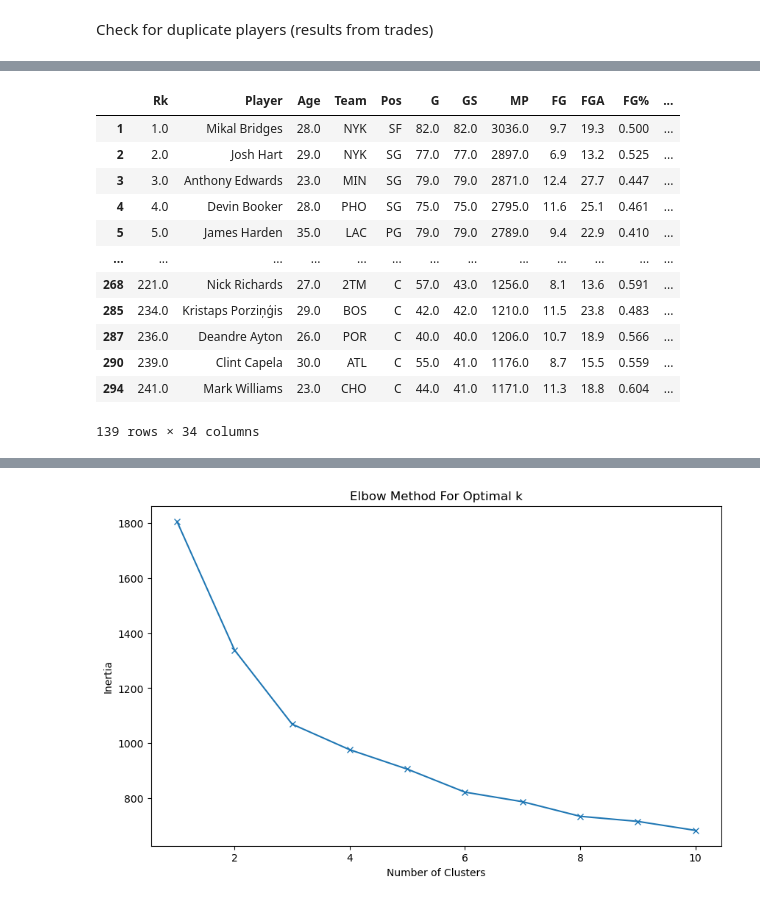
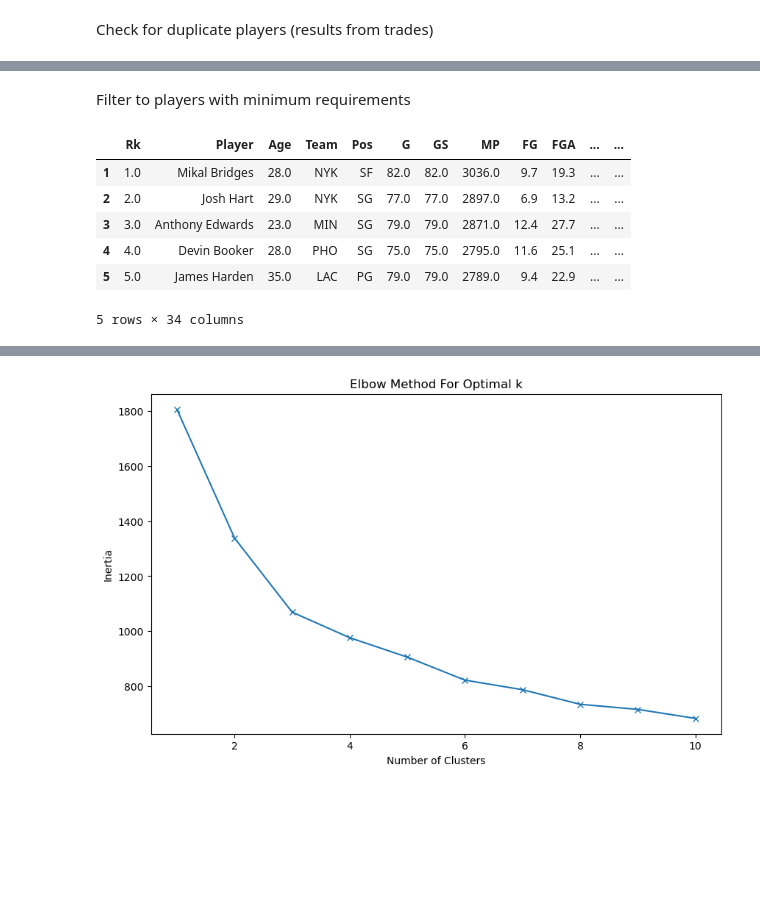
Before and after one commit to nathan-tuo/NBA-Player-Clustering, a Jupyter notebook: NBA_Players_Clustering.ipynb, the cells around one changed output, grey strips where cells are left out. Cells and saved outputs as stored; diff of their text form; code cells hidden in the pictures; blank space fills up the shorter version.

Commit message:
Update NBA_Players_Clustering.ipynb
Clean up cells and enhance readability

```diff
--- a/NBA_Players_Clustering.ipynb
+++ b/NBA_Players_Clustering.ipynb
@@ -70,22 +31,18 @@ for i in range(df.shape[0]):
+# %% [markdown]
+Filter to players with minimum requirements
 # %%
 df_filtered = df[df['MP'] >= 1000]
 df_filtered = df_filtered[df_filtered['GS'] >= 40]
 df_filtered = df_filtered[df_filtered['PTS'] > 10]
-df_filtered
+df_filtered.head()
 # %% [output]
-|  | Rk | Player | Age | Team | Pos | G | GS | MP | FG | FGA | FG% | ... |
-| 1 | 1.0 | Mikal Bridges | 28.0 | NYK | SF | 82.0 | 82.0 | 3036.0 | 9.7 | 19.3 | 0.500 | ... |
-| 2 | 2.0 | Josh Hart | 29.0 | NYK | SG | 77.0 | 77.0 | 2897.0 | 6.9 | 13.2 | 0.525 | ... |
-| 3 | 3.0 | Anthony Edwards | 23.0 | MIN | SG | 79.0 | 79.0 | 2871.0 | 12.4 | 27.7 | 0.447 | ... |
-| 4 | 4.0 | Devin Booker | 28.0 | PHO | SG | 75.0 | 75.0 | 2795.0 | 11.6 | 25.1 | 0.461 | ... |
-| 5 | 5.0 | James Harden | 35.0 | LAC | PG | 79.0 | 79.0 | 2789.0 | 9.4 | 22.9 | 0.410 | ... |
-| ... | ... | ... | ... | ... | ... | ... | ... | ... | ... | ... | ... | ... |
-| 268 | 221.0 | Nick Richards | 27.0 | 2TM | C | 57.0 | 43.0 | 1256.0 | 8.1 | 13.6 | 0.591 | ... |
-| 285 | 234.0 | Kristaps Porziņģis | 29.0 | BOS | C | 42.0 | 42.0 | 1210.0 | 11.5 | 23.8 | 0.483 | ... |
-| 287 | 236.0 | Deandre Ayton | 26.0 | POR | C | 40.0 | 40.0 | 1206.0 | 10.7 | 18.9 | 0.566 | ... |
-| 290 | 239.0 | Clint Capela | 30.0 | ATL | C | 55.0 | 41.0 | 1176.0 | 8.7 | 15.5 | 0.559 | ... |
-| 294 | 241.0 | Mark Williams | 23.0 | CHO | C | 44.0 | 41.0 | 1171.0 | 11.3 | 18.8 | 0.604 | ... |
+|  | Rk | Player | Age | Team | Pos | G | GS | MP | FG | FGA | ... | ... |
+| 1 | 1.0 | Mikal Bridges | 28.0 | NYK | SF | 82.0 | 82.0 | 3036.0 | 9.7 | 19.3 | ... | ... |
+| 2 | 2.0 | Josh Hart | 29.0 | NYK | SG | 77.0 | 77.0 | 2897.0 | 6.9 | 13.2 | ... | ... |
+| 3 | 3.0 | Anthony Edwards | 23.0 | MIN | SG | 79.0 | 79.0 | 2871.0 | 12.4 | 27.7 | ... | ... |
+| 4 | 4.0 | Devin Booker | 28.0 | PHO | SG | 75.0 | 75.0 | 2795.0 | 11.6 | 25.1 | ... | ... |
+| 5 | 5.0 | James Harden | 35.0 | LAC | PG | 79.0 | 79.0 | 2789.0 | 9.4 | 22.9 | ... | ... |
-139 rows × 34 columns
+5 rows × 34 columns
 # %%
 features = ['PTS', 'AST', 'TRB', 'STL', 'BLK', '3P%', 'TOV', 'eFG%', 'FT%', 'FT', '3P', 'FGA', 'PF']
 X = df_filtered[features]
```
Also changed, not shown: parts of 16 cells of this notebook.
